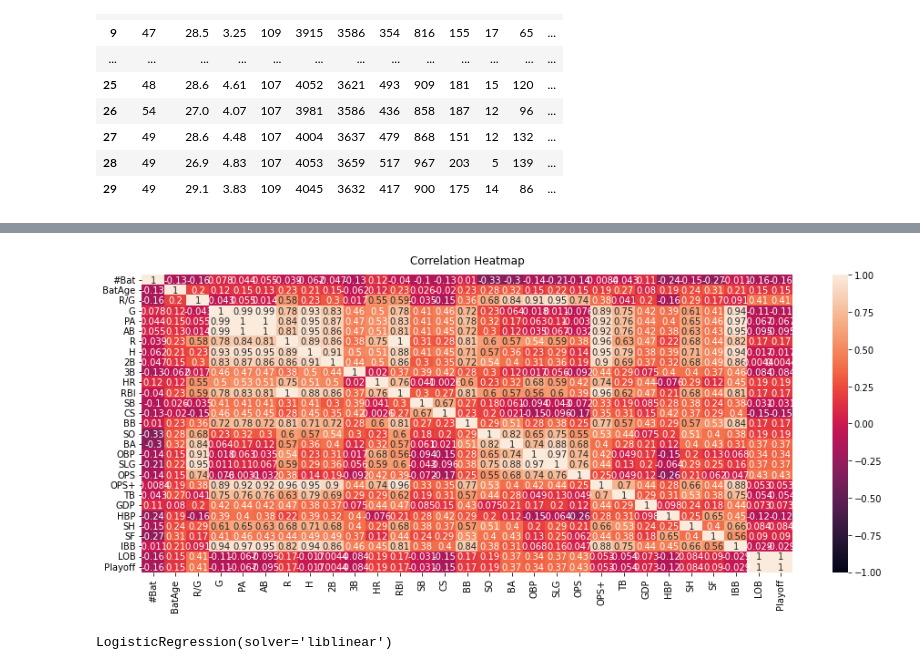
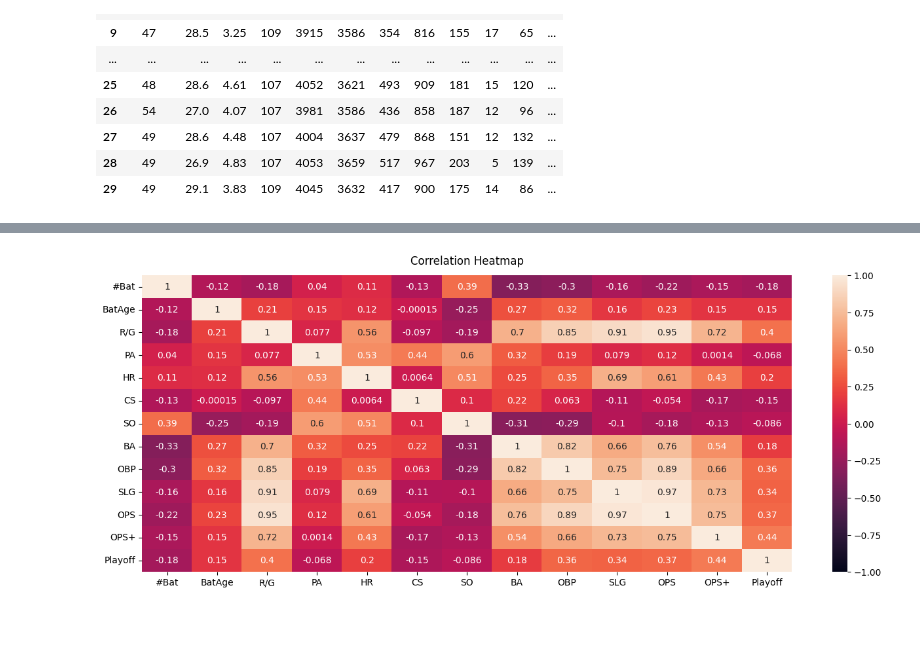
Before and after one commit to the-data-science-union/DSU-S2022-MLB, a Jupyter notebook: Code and Work/Hitting/Standard Batting/MachinlearningStandardHitting.ipynb, the cells around one changed output, grey strips where cells are left out. Saved outputs shown, nothing was run; the diff lists cells and outputs as text; code cells hidden in the pictures; blank space fills up the shorter version.

```diff
--- a/Code and Work/Hitting/Standard Batting/MachinlearningStandardHitting.ipynb
+++ b/Code and Work/Hitting/Standard Batting/MachinlearningStandardHitting.ipynb
@@ -742,0 +668,4 @@ vif_data
+# %%
+test1 = standard.drop(['Year', 'Tm', 'G','R', 'H','2B','SH','SF','IBB','LOB','GDP','3B','AB','RBI','SB','BB','HBP','TB'], axis = 1)
+test1.info()
+test1
@@ -743,10 +706,10 @@ vif_data
 # %%
 #New heatmap
 #Correlation Matrix:
 plt.figure(figsize=(16, 6))
 
-heatmap = sns.heatmap(standard_nostr.corr(), vmin=-1, vmax=1, annot=True)
-
+heatmap = sns.heatmap(test1.corr(), vmin=-1, vmax=1, annot=True)
+heatmap.figure.set_dpi(100)
 heatmap.set_title('Correlation Heatmap', fontdict={'fontsize':12}, pad=12);
 # %% [output]
-[figure, old version]
+[figure, new version]
@@ -759,12 +715,0 @@ y_train = standard_nostr['Playoff']
-# %%
-from sklearn.linear_model import LogisticRegression
-from sklearn import metrics
-
-
-#Create instance of logistic regression model
-lgr1 = LogisticRegression(solver = 'liblinear', )
-
-#Train model on training data
-lgr1.fit(x_train, y_train)
-# %% [output]
-LogisticRegression(solver='liblinear')
```
Also changed, not shown: parts of 37 cells of this notebook.
